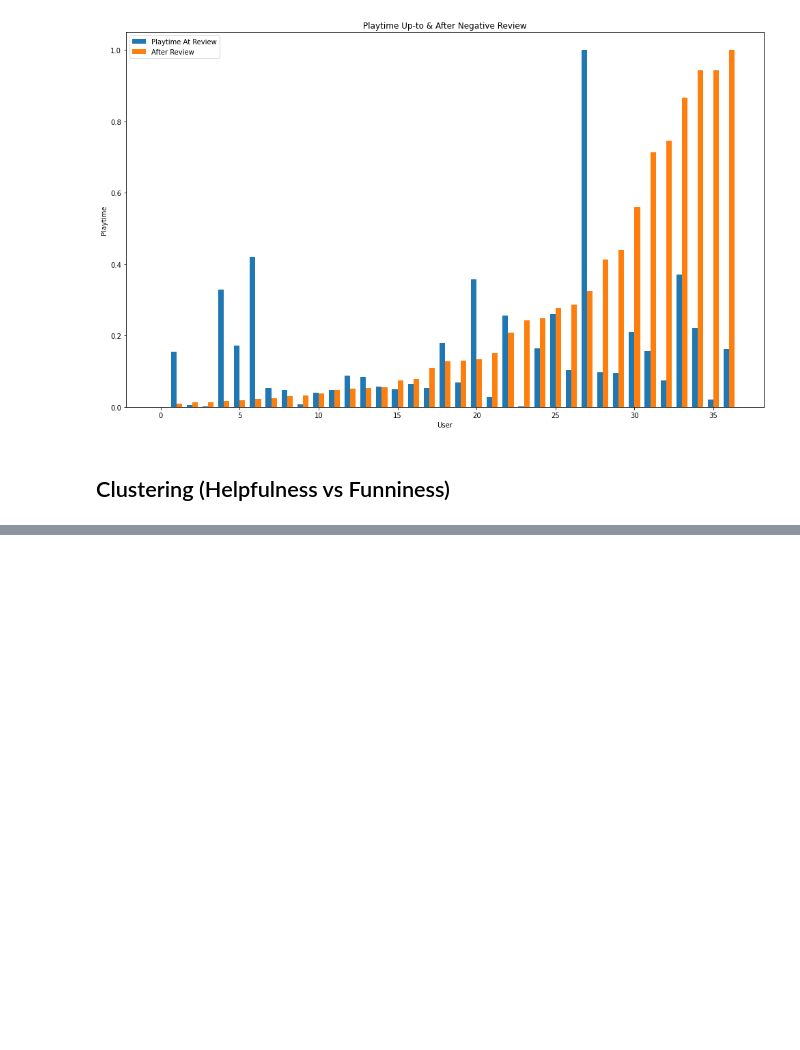
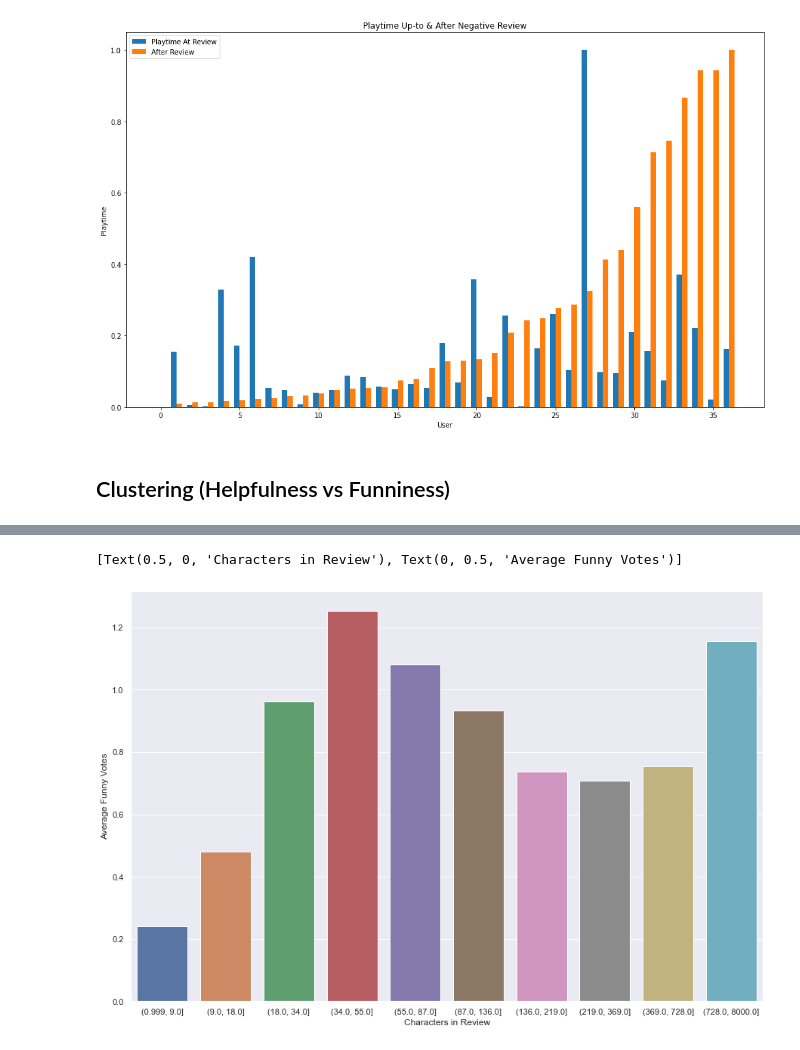
Before and after one commit to gfry99/453-Final-Project, a Jupyter notebook: 453-Final-Proj-PleaseCompile.ipynb, the cells around one changed output, grey strips where cells are left out. Cells and saved outputs as stored; diff of their text form; code cells hidden in the pictures; blank space fills up the shorter version.

```diff
--- a/453-Final-Proj-PleaseCompile.ipynb
+++ b/453-Final-Proj-PleaseCompile.ipynb
@@ -211,0 +240,8 @@ plt.show()
+# %%
+#review lengh to funny votes
+sns.set(rc={'figure.figsize':(15,10)})
+fig = sns.barplot(x='review', y='votes_funny', data=data)
+fig.set(xlabel='Characters in Review', ylabel="Average Funny Votes")
+# %% [output]
+[Text(0.5, 0, 'Characters in Review'), Text(0, 0.5, 'Average Funny Votes')]
+[figure, added]
```
Also changed, not shown: parts of 12 cells of this notebook.
